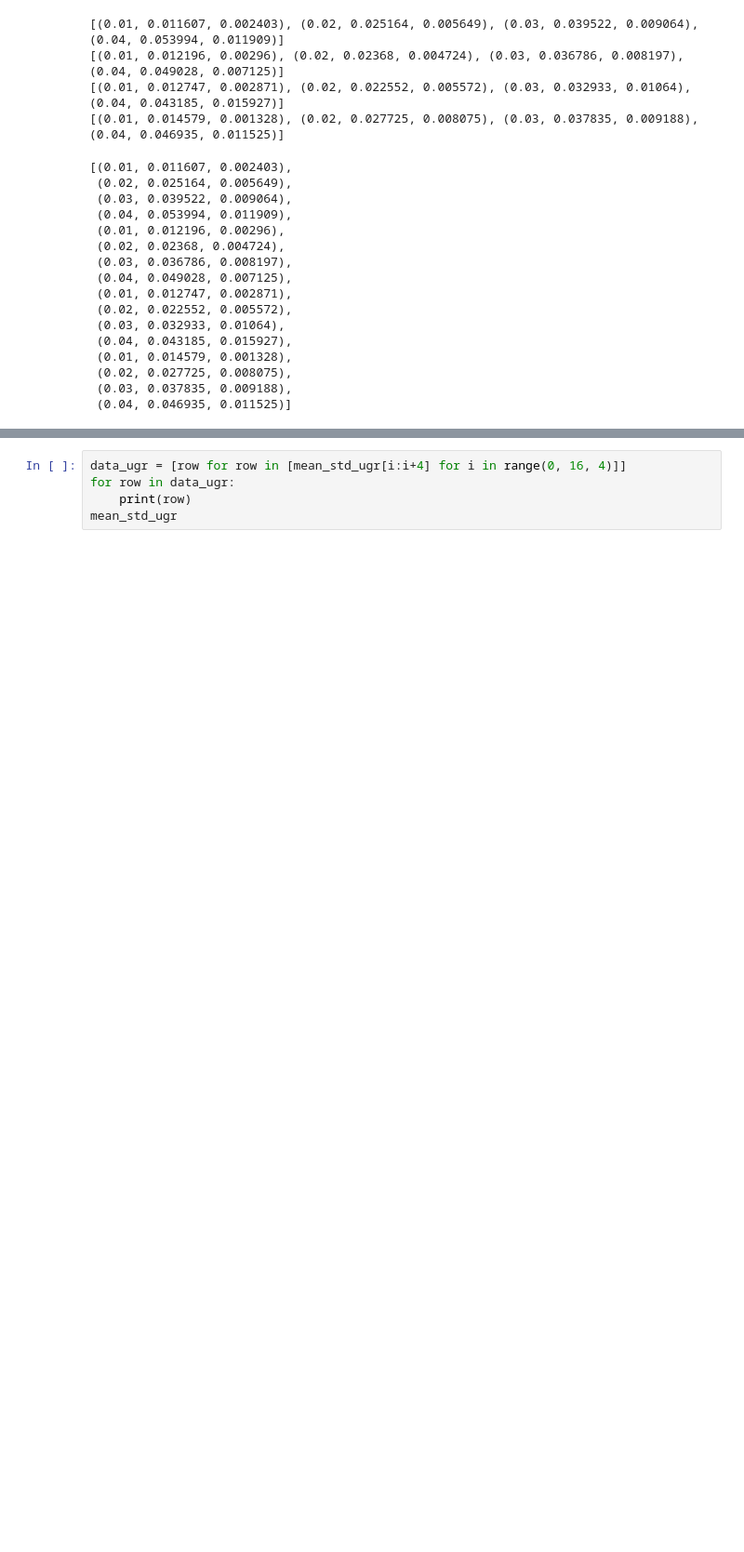
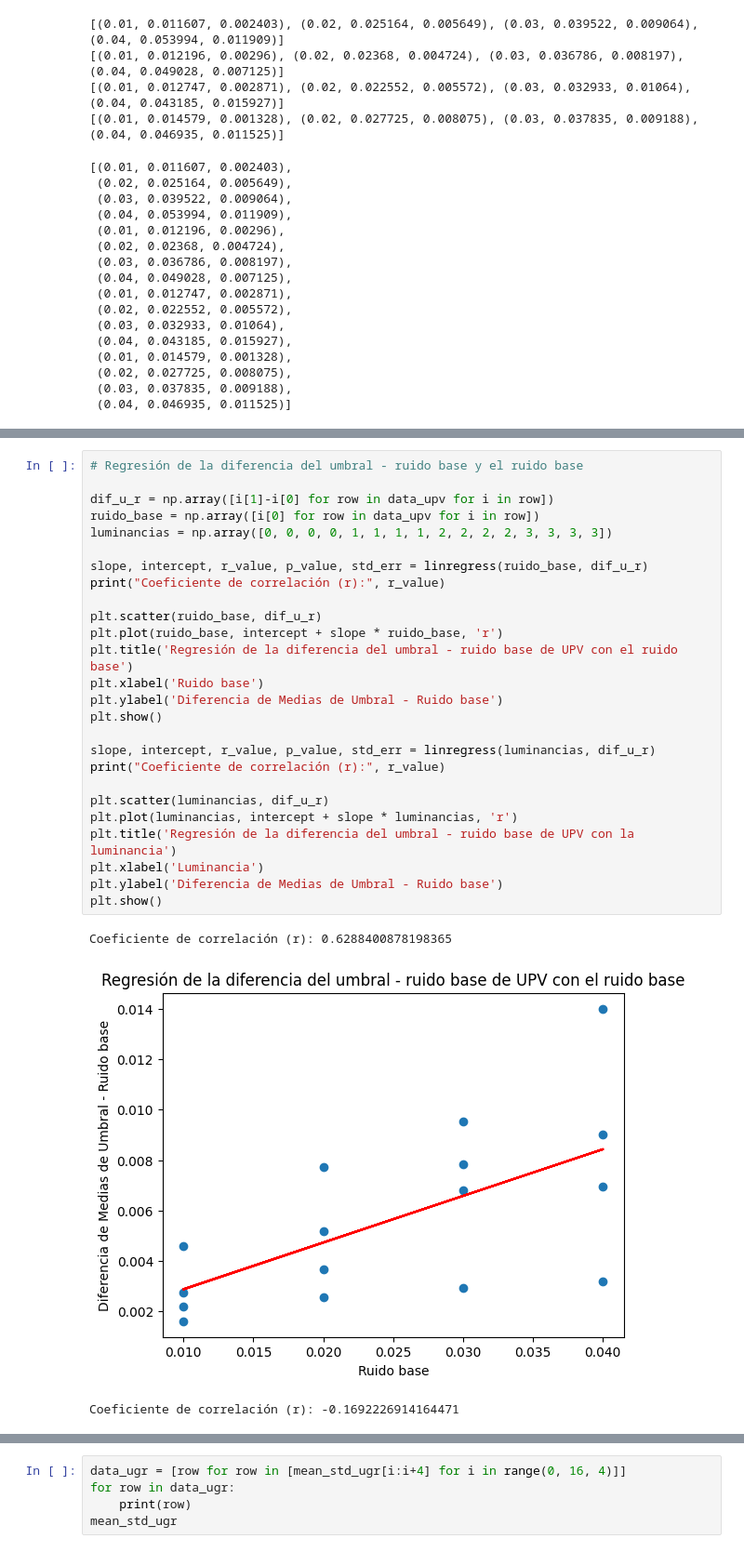
Before and after one commit to Luismikudo/tfm-noise-detection, a Jupyter notebook: promedio_granada_valencia.ipynb, the cells around one changed output, grey strips where cells are left out. Shown at 93% size. Saved outputs shown, nothing was run; the diff lists cells and outputs as text; blank space fills up the shorter version.

```diff
--- a/promedio_granada_valencia.ipynb
+++ b/promedio_granada_valencia.ipynb
@@ -262,0 +310,30 @@ mean_std_upv
+# %%
+# Regresión de la diferencia del umbral - ruido base y el ruido base
+
+dif_u_r = np.array([i[1]-i[0] for row in data_upv for i in row])
+ruido_base = np.array([i[0] for row in data_upv for i in row])
+luminancias = np.array([0, 0, 0, 0, 1, 1, 1, 1, 2, 2, 2, 2, 3, 3, 3, 3])
+
+slope, intercept, r_value, p_value, std_err = linregress(ruido_base, dif_u_r)
+print("Coeficiente de correlación (r):", r_value)
+
+plt.scatter(ruido_base, dif_u_r)
+plt.plot(ruido_base, intercept + slope * ruido_base, 'r')
+plt.title('Regresión de la diferencia del umbral - ruido base de UPV con el ruido base')
+plt.xlabel('Ruido base')
+plt.ylabel('Diferencia de Medias de Umbral - Ruido base')
+plt.show()
+
+slope, intercept, r_value, p_value, std_err = linregress(luminancias, dif_u_r)
+print("Coeficiente de correlación (r):", r_value)
+
+plt.scatter(luminancias, dif_u_r)
+plt.plot(luminancias, intercept + slope * luminancias, 'r')
+plt.title('Regresión de la diferencia del umbral - ruido base de UPV con la luminancia')
+plt.xlabel('Luminancia')
+plt.ylabel('Diferencia de Medias de Umbral - Ruido base')
+plt.show()
+# %% [output]
+Coeficiente de correlación (r): 0.6288400878198365
+[figure, added]
+Coeficiente de correlación (r): -0.1692226914164471
```
Also changed, not shown: parts of 20 cells of this notebook.
